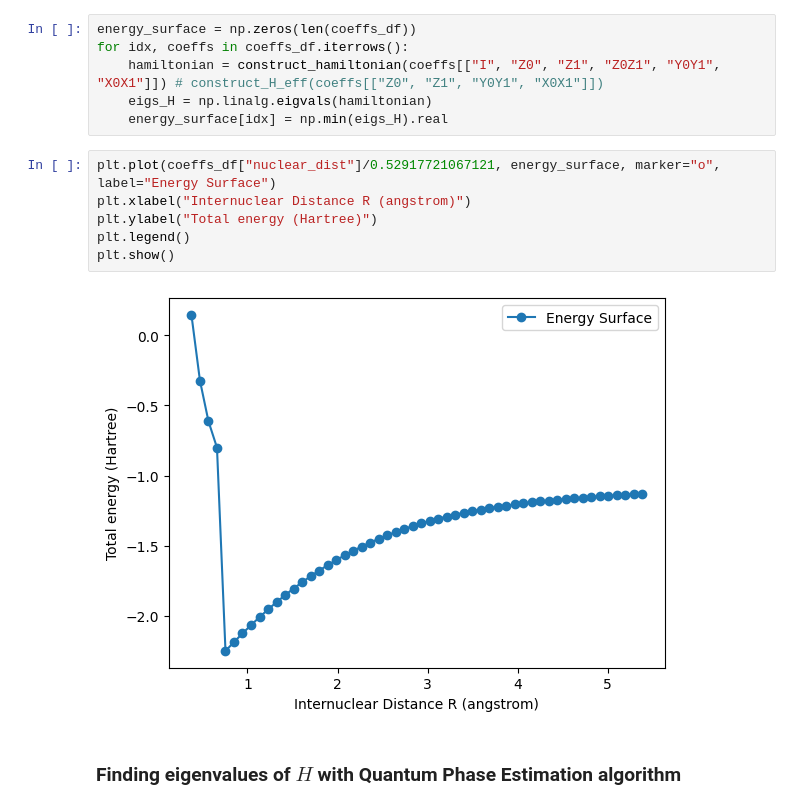
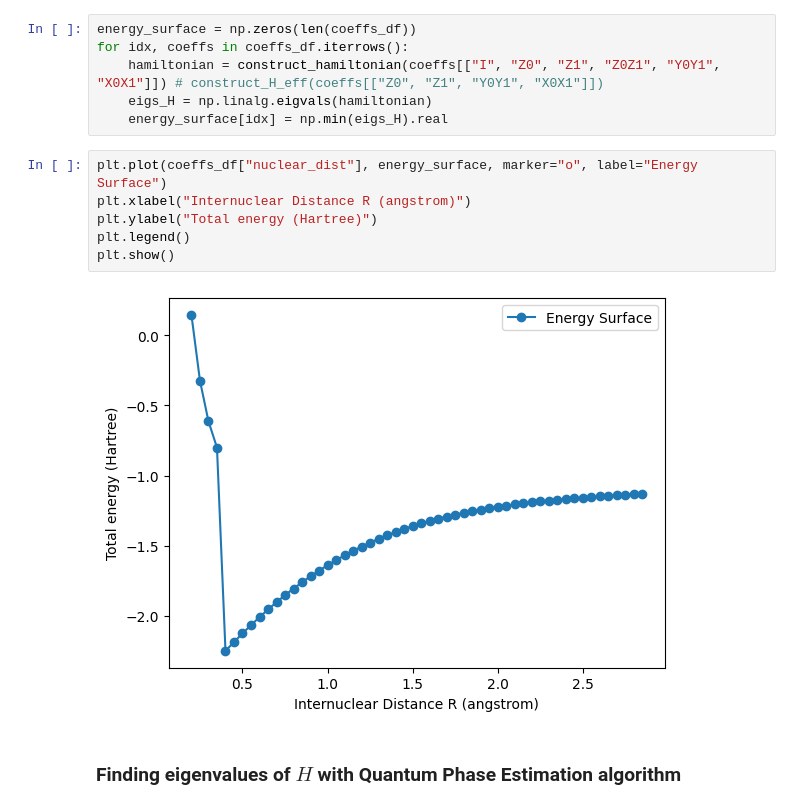
Before and after one commit to miguelruor/QPE-for-H2, a Jupyter notebook: QPE.ipynb, the cells around one changed output. Saved outputs shown, nothing was run; the diff lists cells and outputs as text.

```diff
--- a/QPE.ipynb
+++ b/QPE.ipynb
@@ -242,13 +242,13 @@ for idx, coeffs in coeffs_df.iterrows():
     eigs_H = np.linalg.eigvals(hamiltonian)
     energy_surface[idx] = np.min(eigs_H).real
 # %%
-plt.plot(coeffs_df["nuclear_dist"]/0.52917721067121, energy_surface, marker="o", label="Energy Surface")
+plt.plot(coeffs_df["nuclear_dist"], energy_surface, marker="o", label="Energy Surface")
 plt.xlabel("Internuclear Distance R (angstrom)")
 plt.ylabel("Total energy (Hartree)")
 plt.legend()
 plt.show()
 # %% [output]
-[figure, old version]
+[figure, new version]
 # %% [markdown]
 ### Finding eigenvalues of $H$ with Quantum Phase Estimation algorithm
 # %% [markdown]
```
Also changed, not shown: parts of 25 cells of this notebook.
